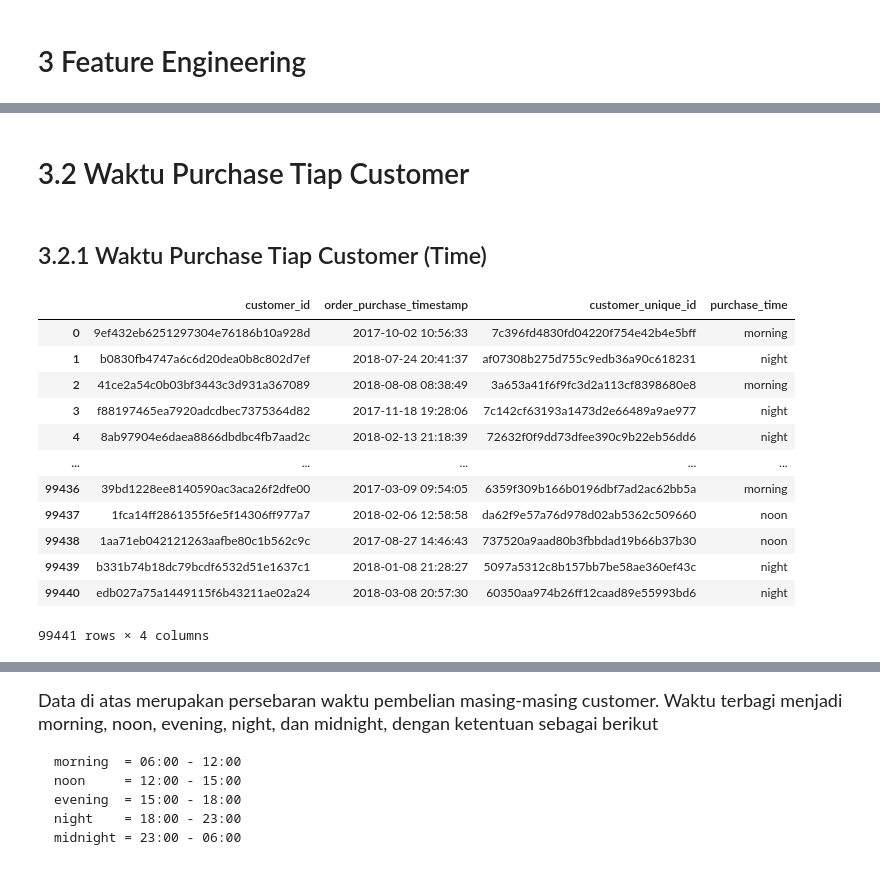
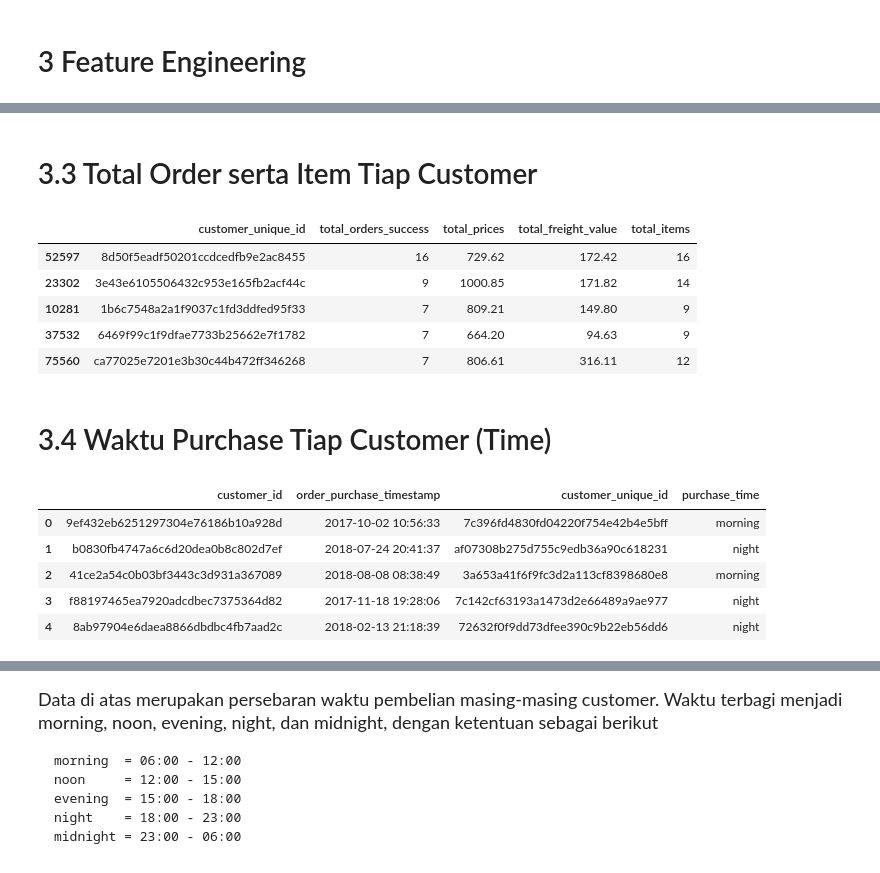
Before and after one commit to latifaahu/kaggle-brazilian, a Jupyter notebook: 03-latifah-hukma-shobiyya.ipynb, the cells around one changed output, grey strips where cells are left out. Saved outputs shown, nothing was run; the diff lists cells and outputs as text; code cells hidden in the pictures.

```diff
--- a/03-latifah-hukma-shobiyya.ipynb
+++ b/03-latifah-hukma-shobiyya.ipynb
@@ -557,46 +603,50 @@ cust[['customer_unique_id']].value_counts().rename_axis('customer_unique_id').re
+# %% [markdown]
+# 3.3 Total Order serta Item Tiap Customer
+# %%
+total_items_prices_orders = total_orders.merge(total_items_prices, on='customer_unique_id')
+total_items_prices_orders[total_items_prices_orders['customer_unique_id'] == '8d50f5eadf50201ccdcedfb9e2ac8455']
+total_items_prices_orders.sort_values(by='total_orders_success', ascending=False).head()
+# %% [output]
+|  | customer_unique_id | total_orders_success | total_prices | total_freight_value | total_items |
+| 52597 | 8d50f5eadf50201ccdcedfb9e2ac8455 | 16 | 729.62 | 172.42 | 16 |
+| 23302 | 3e43e6105506432c953e165fb2acf44c | 9 | 1000.85 | 171.82 | 14 |
+| 10281 | 1b6c7548a2a1f9037c1fd3ddfed95f33 | 7 | 809.21 | 149.80 | 9 |
+| 37532 | 6469f99c1f9dfae7733b25662e7f1782 | 7 | 664.20 | 94.63 | 9 |
+| 75560 | ca77025e7201e3b30c44b472ff346268 | 7 | 806.61 | 316.11 | 12 |
 # %% [markdown]
-# 3.2 Waktu Purchase Tiap Customer
+# 3.4 Waktu Purchase Tiap Customer (Time)
-# %% [markdown]
-## 3.2.1 Waktu Purchase Tiap Customer (Time)
 # %%
 cust_orders = orders.iloc[:,[1,3]].merge(cust, on='customer_id')
 cust_orders = cust_orders.iloc[:,:3]
 
 # ambil waktunya
 cust_orders['purchase_time'] = cust_orders['order_purchase_timestamp'].str.split().str.get(1)
 cust_orders['purchase_time'] = cust_orders['purchase_time'].str.split(':').str.get(0)
 cust_orders['purchase_time'] = cust_orders['purchase_time'].astype(int)
 
 # menentukan waktu
 def func(row):
     if row['purchase_time'] >= 6 and row['purchase_time'] < 12:
         return 'morning'
     elif row['purchase_time'] >= 12 and row['purchase_time'] < 16:
         return 'noon'
     elif row['purchase_time'] >= 16 and row['purchase_time'] < 19:
         return 'evening'
     elif row['purchase_time'] >= 19 and row['purchase_time'] < 24:
         return 'night'
     else:
         return 'midnight'
 
 cust_orders['purchase_time'] = cust_orders.apply(func, axis=1)
 
-cust_orders
+cust_orders.head()
 # %% [output]
 |  | customer_id | order_purchase_timestamp | customer_unique_id | purchase_time |
 | 0 | 9ef432eb6251297304e76186b10a928d | 2017-10-02 10:56:33 | 7c396fd4830fd04220f754e42b4e5bff | morning |
 | 1 | b0830fb4747a6c6d20dea0b8c802d7ef | 2018-07-24 20:41:37 | af07308b275d755c9edb36a90c618231 | night |
 | 2 | 41ce2a54c0b03bf3443c3d931a367089 | 2018-08-08 08:38:49 | 3a653a41f6f9fc3d2a113cf8398680e8 | morning |
 | 3 | f88197465ea7920adcdbec7375364d82 | 2017-11-18 19:28:06 | 7c142cf63193a1473d2e66489a9ae977 | night |
 | 4 | 8ab97904e6daea8866dbdbc4fb7aad2c | 2018-02-13 21:18:39 | 72632f0f9dd73dfee390c9b22eb56dd6 | night |
-| ... | ... | ... | ... | ... |
-| 99436 | 39bd1228ee8140590ac3aca26f2dfe00 | 2017-03-09 09:54:05 | 6359f309b166b0196dbf7ad2ac62bb5a | morning |
-| 99437 | 1fca14ff2861355f6e5f14306ff977a7 | 2018-02-06 12:58:58 | da62f9e57a76d978d02ab5362c509660 | noon |
-| 99438 | 1aa71eb042121263aafbe80c1b562c9c | 2017-08-27 14:46:43 | 737520a9aad80b3fbbdad19b66b37b30 | noon |
-| 99439 | b331b74b18dc79bcdf6532d51e1637c1 | 2018-01-08 21:28:27 | 5097a5312c8b157bb7be58ae360ef43c | night |
-| 99440 | edb027a75a1449115f6b43211ae02a24 | 2018-03-08 20:57:30 | 60350aa974b26ff12caad89e55993bd6 | night |
-99441 rows × 4 columns
 # %%
 # ambil frequency waktu purchase masing-masing customer
 cust_orders_time = cust_orders[['customer_unique_id','purchase_time','customer_id']].groupby(['customer_unique_id','purchase_time']).count().reset_index()
```
Also changed, not shown: parts of 14 cells of this notebook.
